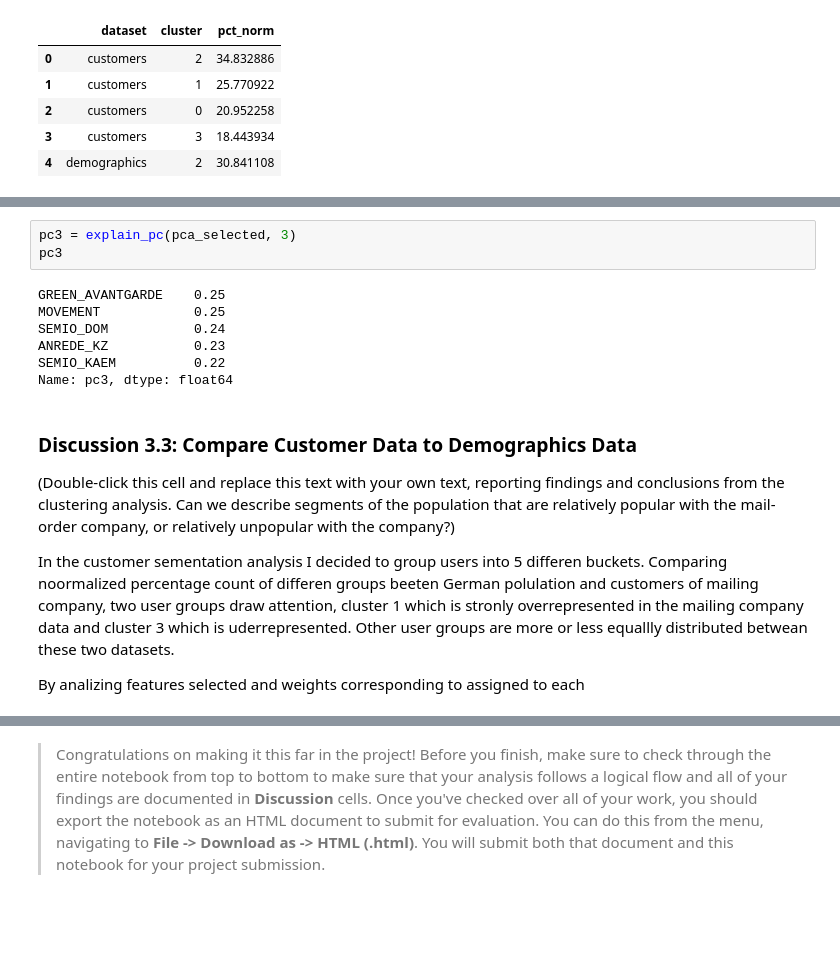
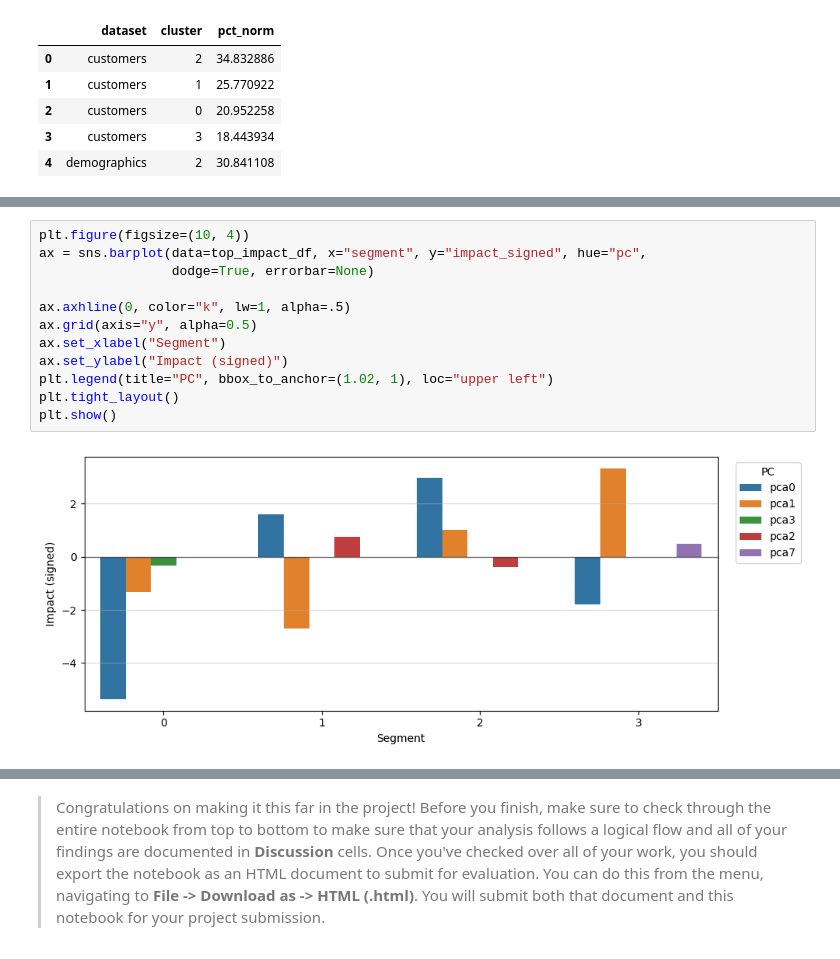
Before and after one commit to Diodak92/Intro-to-Machine-Learning-with-Pytorch, a Jupyter notebook: Identify_Customer_Segments/Identify_Customer_Segments.ipynb, the cells around one changed output, grey strips where cells are left out. Drawn from its saved outputs; the diff is of its cells as text; blank space fills up the shorter version.

```diff
--- a/Identify_Customer_Segments/Identify_Customer_Segments.ipynb
+++ b/Identify_Customer_Segments/Identify_Customer_Segments.ipynb
@@ -1201,18 +1183,14 @@ Name: pc1, dtype: float64
-# %%
-pc3 = explain_pc(pca_selected, 3)
-pc3
-# %% [output]
-GREEN_AVANTGARDE    0.25
-MOVEMENT            0.25
-SEMIO_DOM           0.24
-ANREDE_KZ           0.23
-SEMIO_KAEM          0.22
-Name: pc3, dtype: float64
-# %% [markdown]
-### Discussion 3.3: Compare Customer Data to Demographics Data
-
-(Double-click this cell and replace this text with your own text, reporting findings and conclusions from the clustering analysis. Can we describe segments of the population that are relatively popular with the mail-order company, or relatively unpopular with the company?)
-
-In the customer sementation analysis I decided to group users into 5 differen buckets. Comparing noormalized percentage count of differen groups beeten German polulation and customers of mailing company, two user groups draw attention, cluster 1 which is stronly overrepresented in the mailing company data and cluster 3 which is uderrepresented. Other user groups are more or less equallly distributed betwean these two datasets.
-
-By analizing features selected and weights corresponding to assigned to each
+# %%
+plt.figure(figsize=(10, 4))
+ax = sns.barplot(data=top_impact_df, x="segment", y="impact_signed", hue="pc",
+                 dodge=True, errorbar=None)
+
+ax.axhline(0, color="k", lw=1, alpha=.5)
+ax.grid(axis="y", alpha=0.5)
+ax.set_xlabel("Segment")
+ax.set_ylabel("Impact (signed)")
+plt.legend(title="PC", bbox_to_anchor=(1.02, 1), loc="upper left")
+plt.tight_layout()
+plt.show()
+# %% [output]
+[figure, added]
```
Also changed, not shown: parts of 12 cells of this notebook.
